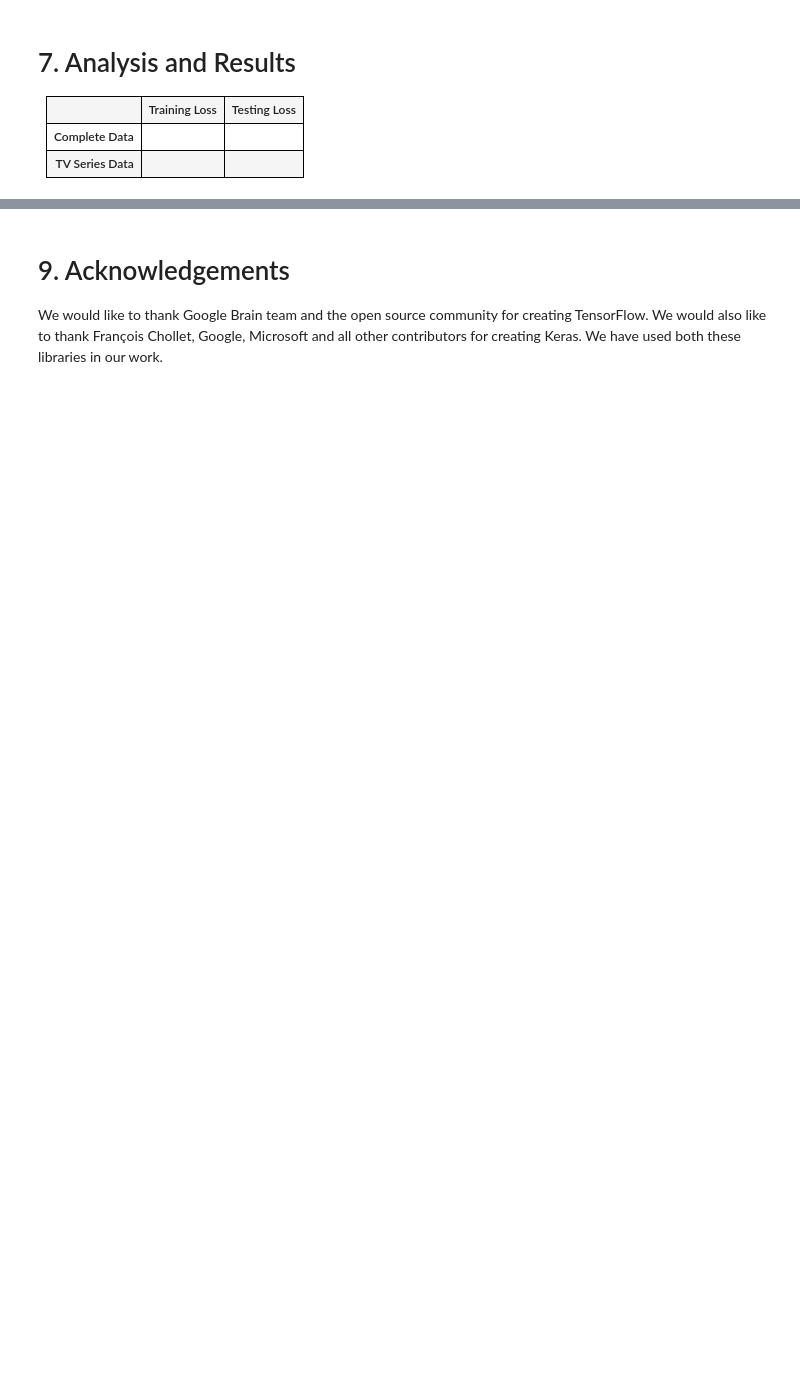
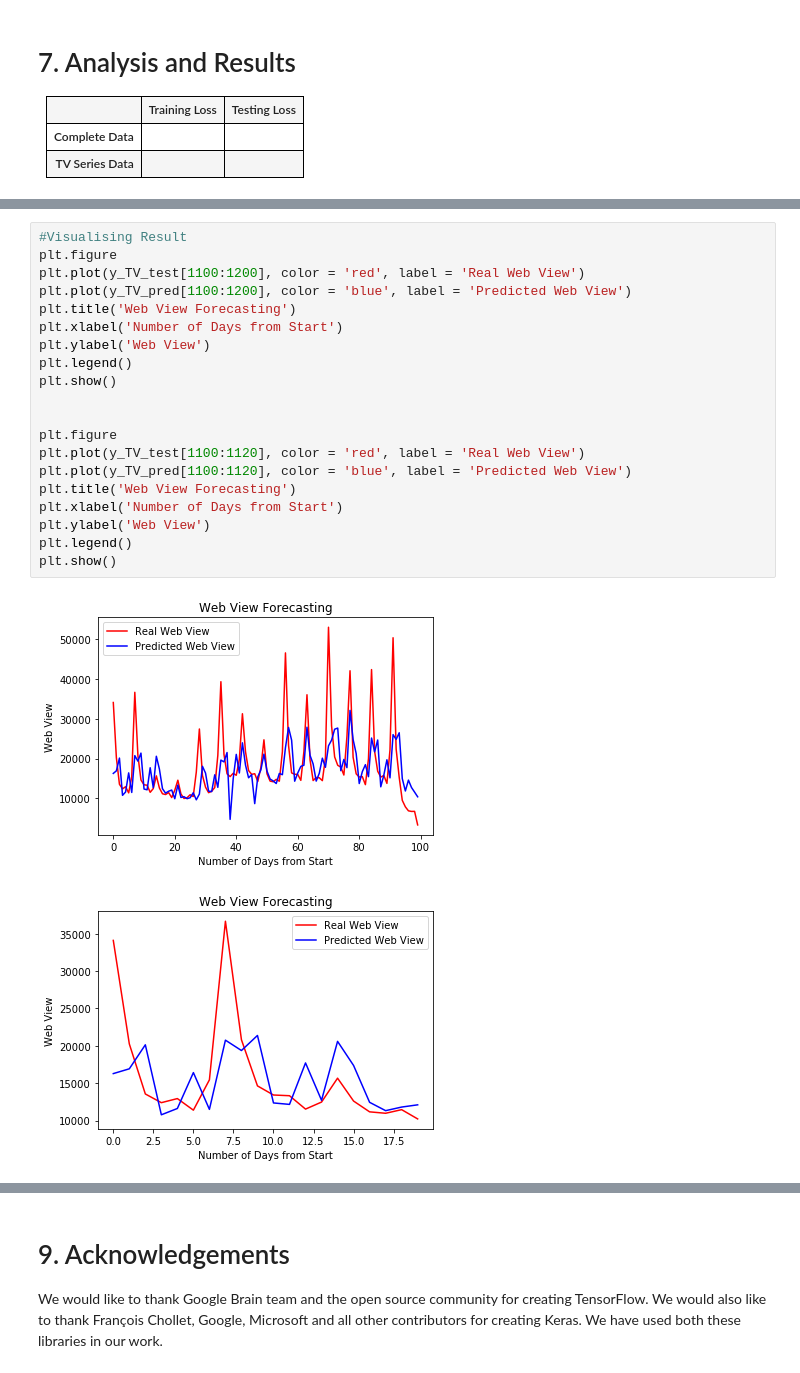
Before and after one commit to TheSPD/CS671-Web-Traffic-Analysis, a Jupyter notebook: Final_report.ipynb, the cells around one changed output, grey strips where cells are left out. Cells and saved outputs as stored; diff of their text form; blank space fills up the shorter version.

```diff
--- a/Final_report.ipynb
+++ b/Final_report.ipynb
@@ -82,0 +520,23 @@ as opposed to political figures like Donald Trump, where you can see a sudden sp
+# %%
+#Visualising Result
+plt.figure
+plt.plot(y_TV_test[1100:1200], color = 'red', label = 'Real Web View')
+plt.plot(y_TV_pred[1100:1200], color = 'blue', label = 'Predicted Web View')
+plt.title('Web View Forecasting')
+plt.xlabel('Number of Days from Start')
+plt.ylabel('Web View')
+plt.legend()
+plt.show()
+
+
+plt.figure
+plt.plot(y_TV_test[1100:1120], color = 'red', label = 'Real Web View')
+plt.plot(y_TV_pred[1100:1120], color = 'blue', label = 'Predicted Web View')
+plt.title('Web View Forecasting')
+plt.xlabel('Number of Days from Start')
+plt.ylabel('Web View')
+plt.legend()
+plt.show()
+# %% [output]
+[figure, added]
+[figure, added]
```
Also changed, not shown: parts of 47 cells of this notebook, 6 other files.
